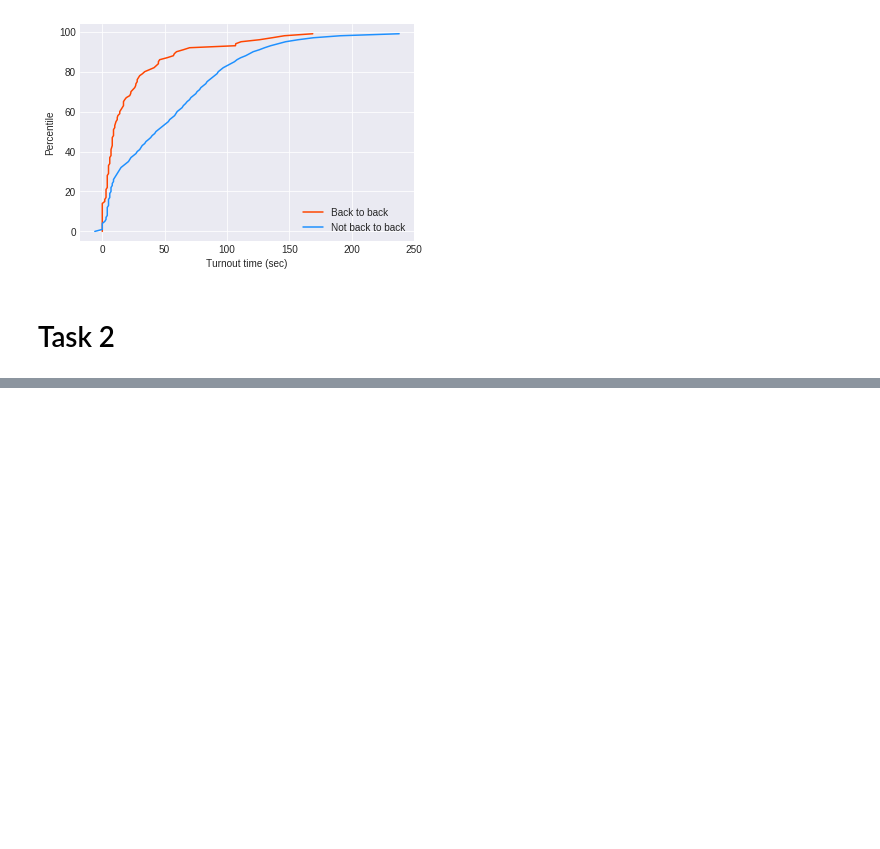
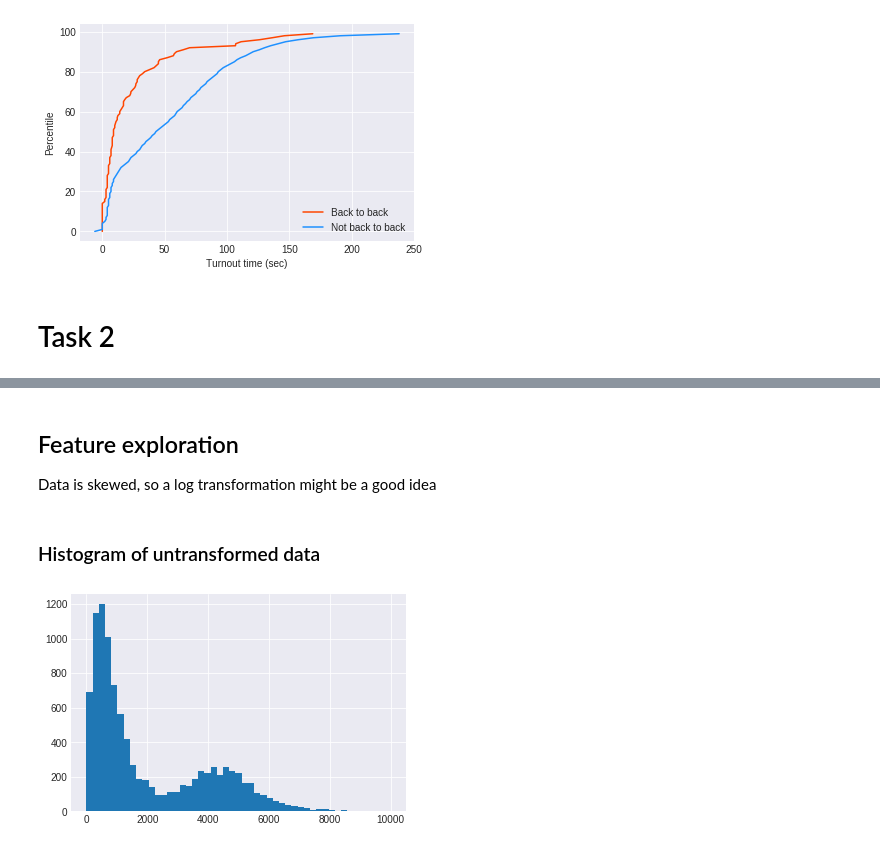
Before and after one commit to andersonad/PE_take_home, a Jupyter notebook: take_home_notebook.ipynb, the cells around one changed output, grey strips where cells are left out. Saved outputs shown, nothing was run; the diff lists cells and outputs as text; code cells hidden in the pictures; blank space fills up the shorter version.

```diff
--- a/take_home_notebook.ipynb
+++ b/take_home_notebook.ipynb
@@ -156,0 +164,16 @@ on_scene[['time_on_scene','turnout_time']].corr()
+# %%
+df['call_duration'] = df['Available DtTm'] - df['Dispatch DtTm']
+df['call_duration'] = df['call_duration'].progress_apply(lambda x: x.total_seconds())
+call_time_df = df.dropna(subset=['call_duration'], axis=0)
+
+#Use only positive call durations
+call_time_df = call_time_df[call_time_df['call_duration'] > 0]
+# %% [markdown]
+## Feature exploration
+Data is skewed, so a log transformation might be a good idea
+# %% [markdown]
+### Histogram of untransformed data
+# %%
+hist = plt.hist(call_time_df['call_duration'], bins = np.linspace(0,10000,50))
+# %% [output]
+[figure, added]
```
Also changed, not shown: parts of 26 cells of this notebook.
